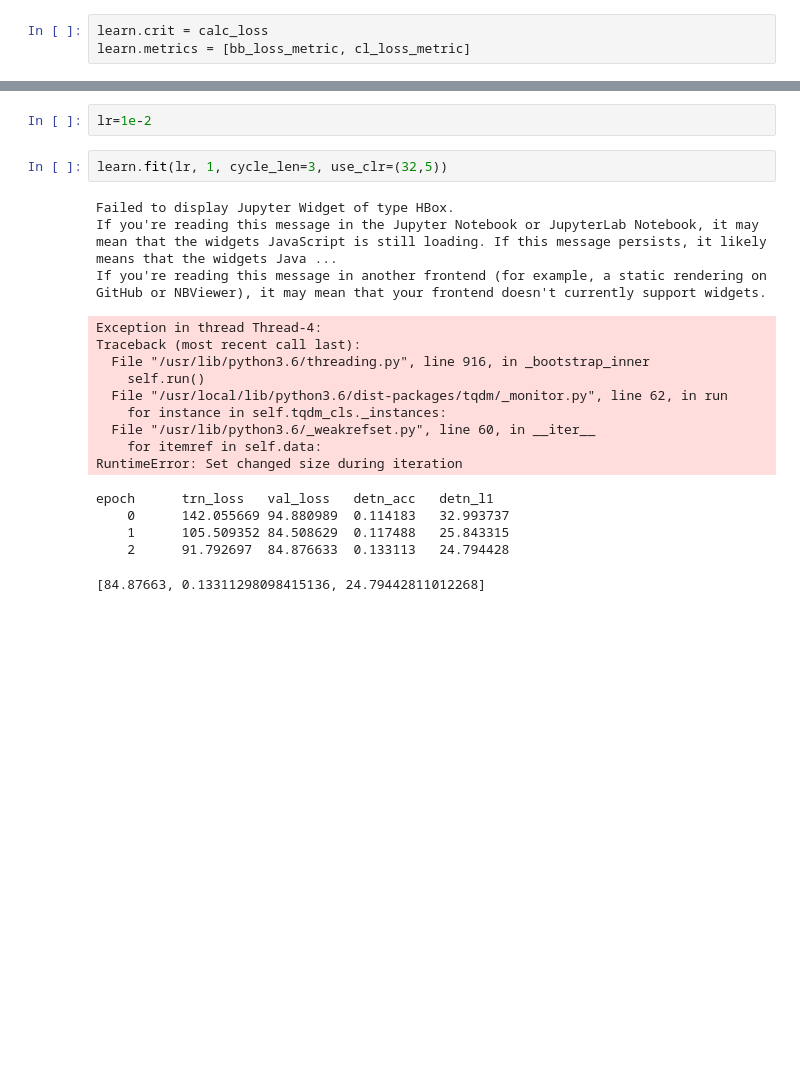
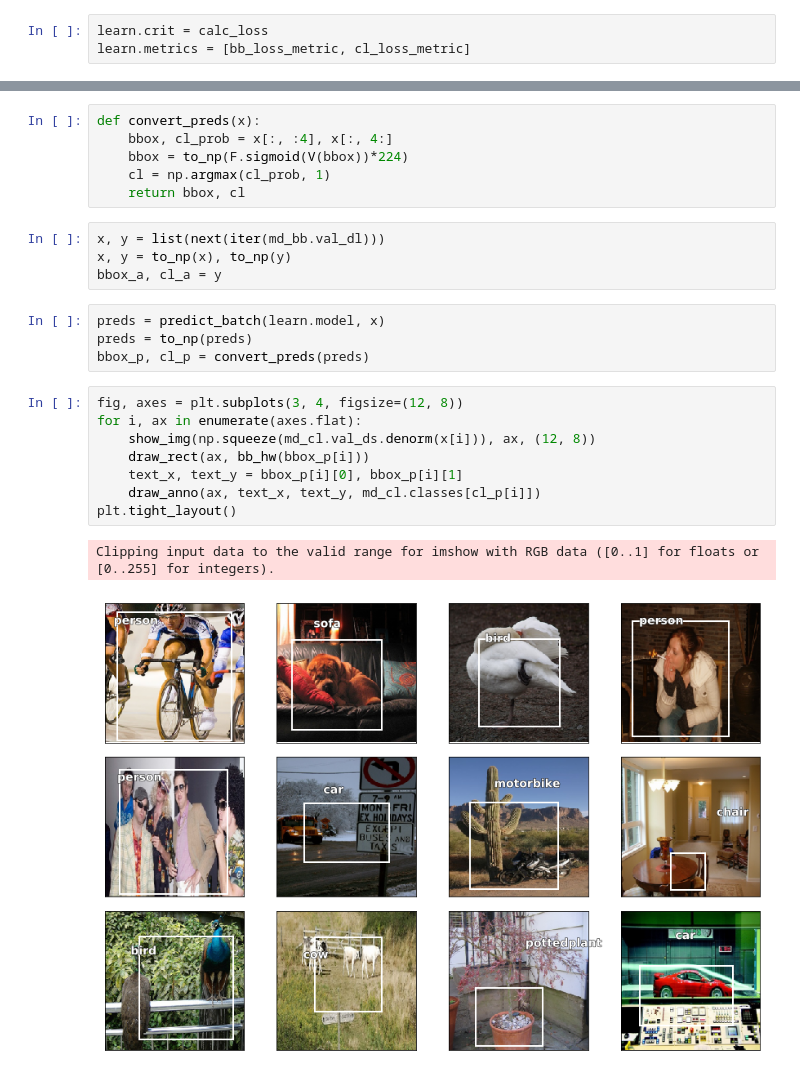
Before and after one commit to ganesh-krishnan/fastai, a Jupyter notebook: courses/dl2/pascal_gk.ipynb, the cells around one changed output, grey strips where cells are left out. Drawn from its saved outputs; the diff is of its cells as text; blank space fills up the shorter version.

Commit message:
Localization done!

```diff
--- a/courses/dl2/pascal_gk.ipynb
+++ b/courses/dl2/pascal_gk.ipynb
@@ -498,22 +425,25 @@ If you're reading this message in another frontend (for example, a static render
-# %%
-lr=1e-2
-# %%
-learn.fit(lr, 1, cycle_len=3, use_clr=(32,5))
-# %% [output]
-Failed to display Jupyter Widget of type HBox.
-If you're reading this message in the Jupyter Notebook or JupyterLab Notebook, it may mean that the widgets JavaScript is still loading. If this message persists, it likely means that the widgets Java ...
-If you're reading this message in another frontend (for example, a static rendering on GitHub or NBViewer), it may mean that your frontend doesn't currently support widgets.
-Exception in thread Thread-4:
-Traceback (most recent call last):
-  File "/usr/lib/python3.6/threading.py", line 916, in _bootstrap_inner
-    self.run()
-  File "/usr/local/lib/python3.6/dist-packages/tqdm/_monitor.py", line 62, in run
-    for instance in self.tqdm_cls._instances:
-  File "/usr/lib/python3.6/_weakrefset.py", line 60, in __iter__
-    for itemref in self.data:
-RuntimeError: Set changed size during iteration
-epoch      trn_loss   val_loss   detn_acc   detn_l1
-    0      142.055669 94.880989  0.114183   32.993737
-    1      105.509352 84.508629  0.117488   25.843315
-    2      91.792697  84.876633  0.133113   24.794428
-[84.87663, 0.13311298098415136, 24.79442811012268]
+# %%
+def convert_preds(x):
+    bbox, cl_prob = x[:, :4], x[:, 4:]
+    bbox = to_np(F.sigmoid(V(bbox))*224)
+    cl = np.argmax(cl_prob, 1)
+    return bbox, cl
+# %%
+x, y = list(next(iter(md_bb.val_dl)))
+x, y = to_np(x), to_np(y)
+bbox_a, cl_a = y
+# %%
+preds = predict_batch(learn.model, x)
+preds = to_np(preds)
+bbox_p, cl_p = convert_preds(preds)
+# %%
+fig, axes = plt.subplots(3, 4, figsize=(12, 8))
+for i, ax in enumerate(axes.flat):
+    show_img(np.squeeze(md_cl.val_ds.denorm(x[i])), ax, (12, 8))
+    draw_rect(ax, bb_hw(bbox_p[i]))
+    text_x, text_y = bbox_p[i][0], bbox_p[i][1]
+    draw_anno(ax, text_x, text_y, md_cl.classes[cl_p[i]])
+plt.tight_layout()
+# %% [output]
+Clipping input data to the valid range for imshow with RGB data ([0..1] for floats or [0..255] for integers).
+[figure, added]
```
Also changed, not shown: parts of 13 cells of this notebook.
